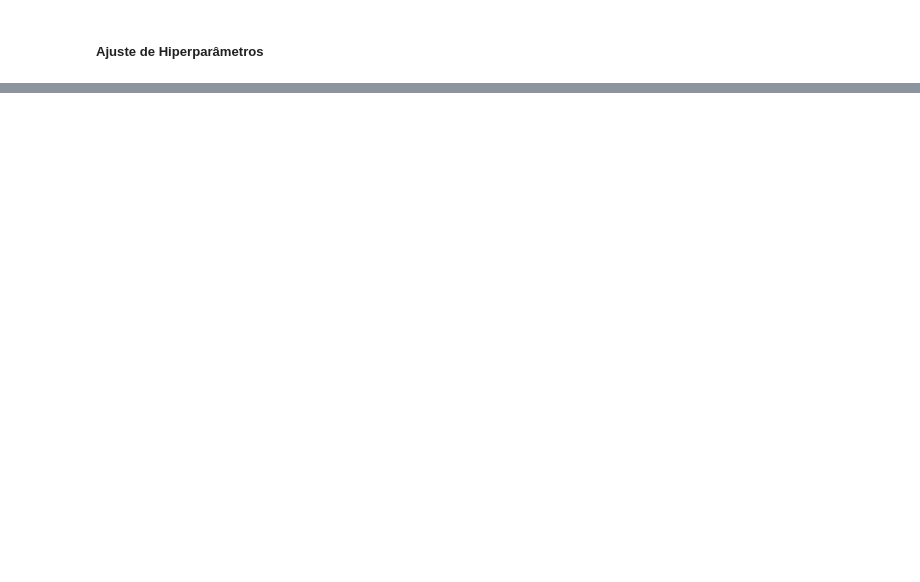
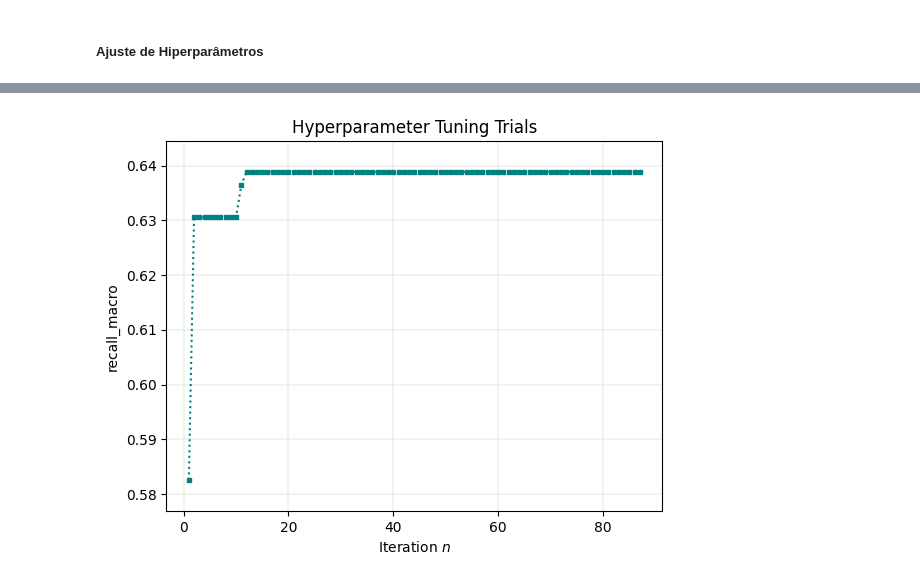
Before and after one commit to RavyBomfim/FlightOnTime-DataScience, a Jupyter notebook: main.ipynb, the cells around one changed output, grey strips where cells are left out. Saved outputs shown, nothing was run; the diff lists cells and outputs as text; code cells hidden in the pictures; blank space fills up the shorter version.

```diff
--- a/main.ipynb
+++ b/main.ipynb
@@ -595,0 +577,4 @@ disp.plot(cmap="viridis")
+# %%
+plot_model_tuning(est1)
+# %% [output]
+[figure, added]
```
Also changed, not shown: parts of 22 cells of this notebook, 3 other files.
